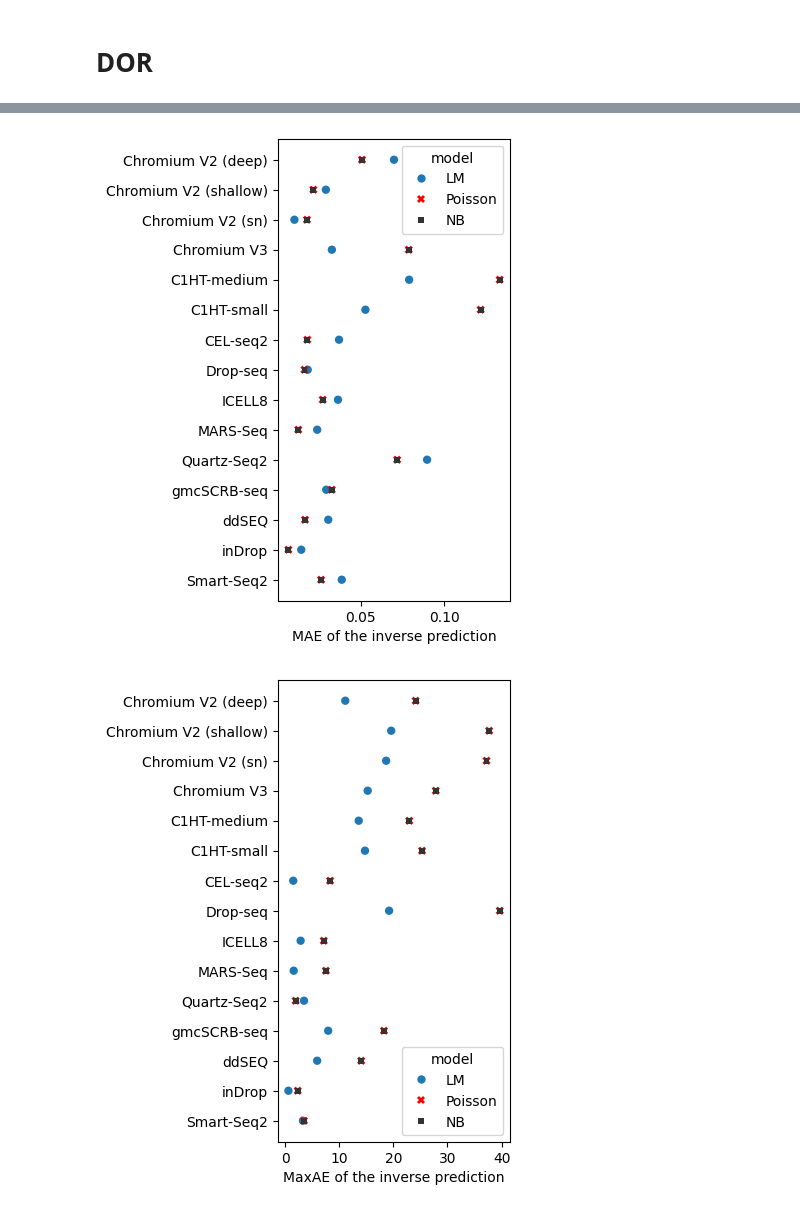
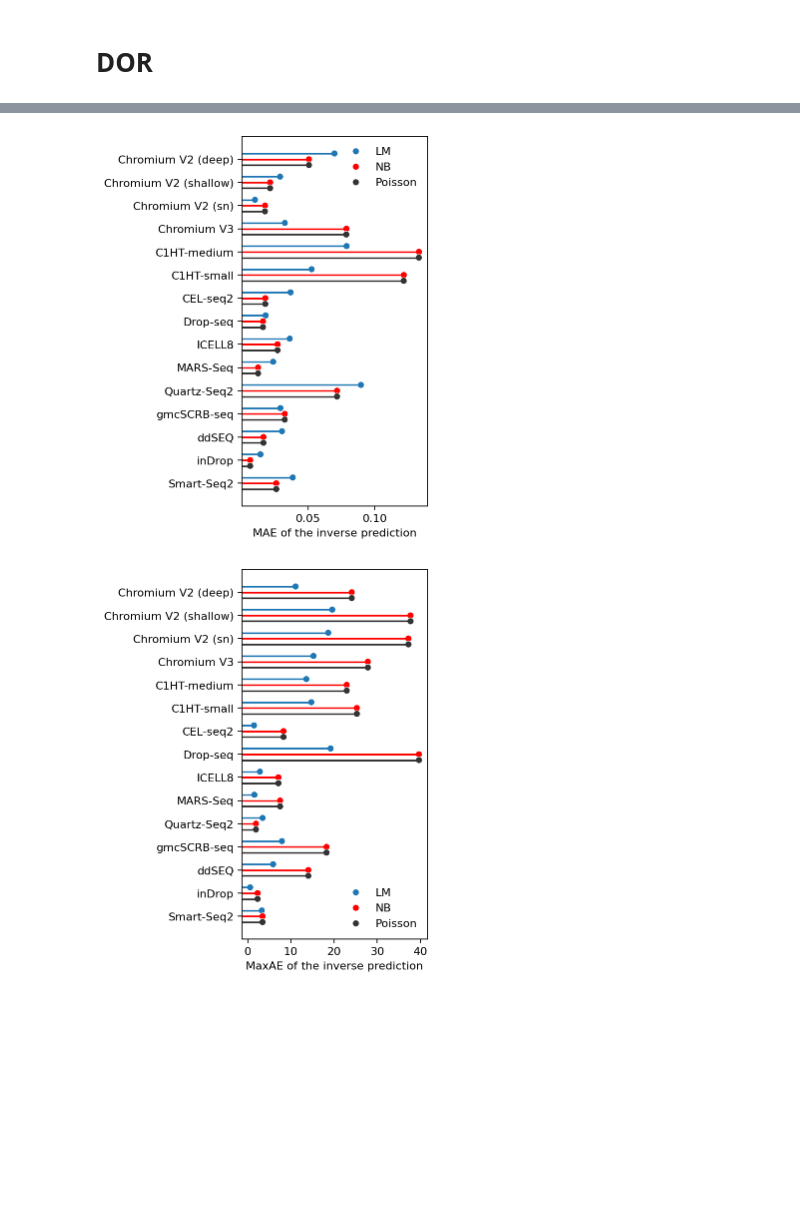
Before and after one commit to yo-aka-gene/grnet, a Jupyter notebook: docs/notebooks/dor.ipynb, the cells around one changed output, grey strips where cells are left out. Saved outputs shown, nothing was run; the diff lists cells and outputs as text; code cells hidden in the pictures; blank space fills up the shorter version.

```diff
--- a/docs/notebooks/dor.ipynb
+++ b/docs/notebooks/dor.ipynb
@@ -77,7 +33,7 @@ dsname = {
 bin_datasets = [
     binarize(
         sc.read_h5ad(
-            f"/home/jovyan/data/{ds}.h5ad",
+            f"../../grnet_sandbox/data/{ds}.h5ad",
             as_sparse=["X"]
         ),
         normalizer=lambda X: logtransform(rpm(X), base=2)
@@ -110,12 +70,13 @@ meta = pd.concat([
     ) for ds, n in zip(bin_datasets, dsname.values())
 ])
 # %%
-fig, ax = plt.subplots(figsize=(20, 6))
+fig, ax = plt.subplots(figsize=(10, 5))
 
-vinswarm(
+snsx.vinswarm(
     data=meta,
     x="name", y="nUMIs", hue="name",
-    alpha=.5, jitter=.4, s=1, ax=ax
+    alpha=.5, jitter=.4, s=1, ax=ax,
+    rasterized=True
 )
 
 for i, n in enumerate(dsname.values()):
@@ -125,5 +86,8 @@ for i, n in enumerate(dsname.values()):
 
 ax.set(xlabel="");
 
-fig.savefig(f"{conf.export}/umi.png", **kwarg_savefig)
+ax.set_xticks(range(len(meta.name.unique())))
+ax.set_xticklabels(meta.name.unique(), size="x-small", rotation=30)
+
+fig.savefig(f"{conf.export}/umi.pdf", **kwarg_savefig)
 # %% [output]
@@ -151,7 +119,7 @@ datasize = pd.DataFrame({
 # %%
 from adjustText import adjust_text
 # %%
-fig, ax = plt.subplots(figsize=(20, 6))
+fig, ax = plt.subplots(figsize=(5, 5))
 
 sns.scatterplot(
     data=datasize,
@@ -162,7 +130,8 @@ ax.set_xlim(1000, 100000)
 ax.set_xscale("log")
 ax.grid(which="both", zorder=-5)
 
-ax.legend(loc="center left", bbox_to_anchor=(1, .5), fontsize="x-small")
+# ax.legend(loc="center left", bbox_to_anchor=(1, .5), fontsize="x-small")
+ax.legend().remove()
 txt = []
 for i, name in enumerate(dsname.values()):
     txt += [ax.text(
@@ -176,5 +145,5 @@ adjust_text(txt, arrowprops=dict(arrowstyle='-', color='.2', lw=0.5))
 
 ax.set(title="Mereu2020 datasets", xlabel="Sample size", ylabel="Total reads")
 
-fig.savefig(f"{conf.export}/scatter.png", **kwarg_savefig)
+fig.savefig(f"{conf.export}/scatter.pdf", **kwarg_savefig)
 # %% [output]
@@ -190,8 +159,8 @@ for ds, (k, n) in zip(bin_datasets, dsname.items()):
 
     lm = LogisticModel()
     lm.fit(ds)
-    lm.plot(ax=ax[0])
-    lm.calibration_plot(ax=ax[-1])
+    lm.plot(ax=ax[0], rasterized=True)
+    lm.calibration_plot(ax=ax[-1], raseterized=True)
     ax[0].set(title="")
     ax[0].get_legend().remove()
     ax[-1].set(title="", ylabel="")
@@ -209,7 +178,7 @@ for ds, (k, n) in zip(bin_datasets, dsname.items()):
     pois += [poi]
     nbs += [nb]
 
-    ax[-1].legend(fontsize="x-small")
+    ax[-1].legend(fontsize="x-small", frameon=False)
 
-    fig.savefig(f"{conf.export}/{k}_calibration_curve.png", **kwarg_savefig)
+    fig.savefig(f"{conf.export}/{k}_calibration_curve.pdf", **kwarg_savefig)
 # %% [output]
@@ -288,7 +259,7 @@ fig.savefig(f"{conf.export}/mae.png", **kwarg_savefig)
 # %%
 fig, ax = plt.subplots(figsize=(3, 6))
 
-sns.scatterplot(
+snsx.catlollipop(
     data=pd.DataFrame({
         "name": [n.replace("\n", " ") for n in dsname.values()] * 3,
         "inverse mae": [
@@ -297,33 +268,35 @@ sns.scatterplot(
         "model": [m.name for m in lms + pois + nbs]
     }),
     x="inverse mae", y="name", hue="model", ax=ax,
-    linewidth=0, palette=["C0", "r", ".2"],
-    style="model"
+    palette=["C0", "r", ".2"]
 )
 
 ax.set(ylabel="", xlabel="MAE of the inverse prediction")
 
-fig.savefig(f"{conf.export}/inv_mae.png", **kwarg_savefig)
+ax.legend(frameon=False)
+
+fig.savefig(f"{conf.export}/inv_mae.pdf", **kwarg_savefig)
 # %% [output]
-[figure, old version]
+[figure, new version]
 # %%
 fig, ax = plt.subplots(figsize=(3, 6))
 
-sns.scatterplot(
+snsx.catlollipop(
     data=pd.DataFrame({
         "name": [n.replace("\n", " ") for n in dsname.values()] * 3,
         "inverse maxae": [
             horizontal_maxae(m.x, m.y, m.predict_mean) for m in lms + pois + nbs
         ],
         "model": [m.name for m in lms + pois + nbs]
     }),
     x="inverse maxae", y="name", hue="model", ax=ax,
-    linewidth=0, palette=["C0", "r", ".2"],
-    style="model"
+    palette=["C0", "r", ".2"],
 )
 
 ax.set(ylabel="", xlabel="MaxAE of the inverse prediction")
 
-fig.savefig(f"{conf.export}/inv_maxae.png", **kwarg_savefig)
+ax.legend(frameon=False)
+
+fig.savefig(f"{conf.export}/inv_maxae.pdf", **kwarg_savefig)
 # %% [output]
-[figure, old version]
+[figure, new version]
```
Also changed, not shown: parts of 23 cells of this notebook.
